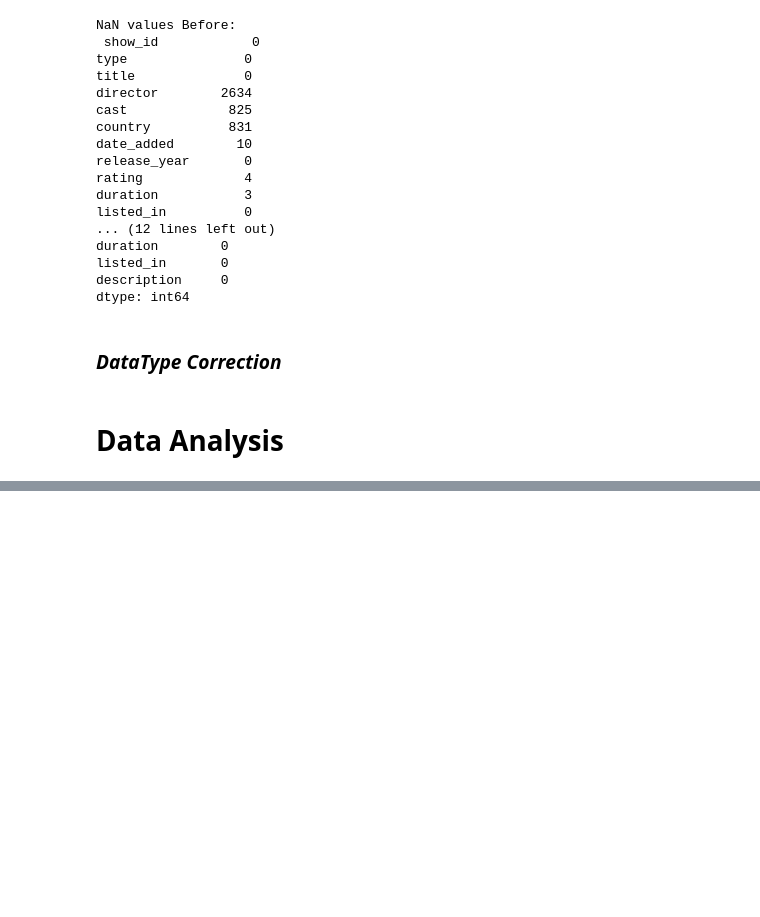
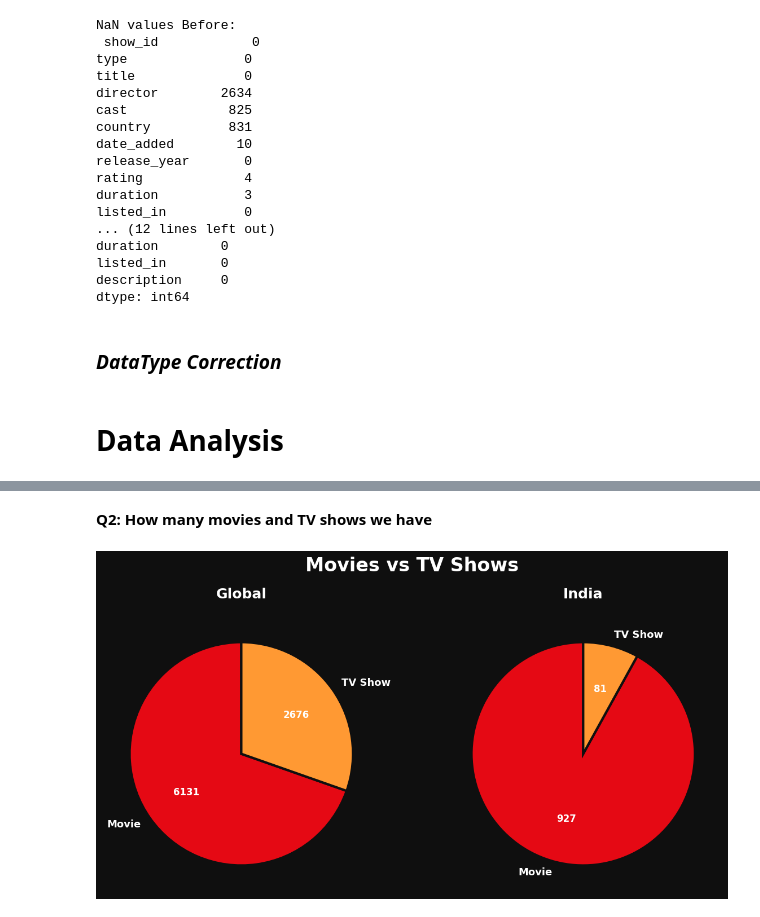
Before and after one commit to Abhaypanchal5/Data-Analytics-Portfolio, a Jupyter notebook: 04_End-To-End-Project/Netflix Analysis/NoteBook/notebook.ipynb, the cells around one changed output, grey strips where cells are left out. Drawn from its saved outputs; the diff is of its cells as text; code cells hidden in the pictures; blank space fills up the shorter version.

```diff
--- a/04_End-To-End-Project/Netflix Analysis/NoteBook/notebook.ipynb
+++ b/04_End-To-End-Project/Netflix Analysis/NoteBook/notebook.ipynb
@@ -186,0 +233,43 @@ plt.show()
+# %% [markdown]
+**Q2: How many movies and TV shows we have**
+# %%
+fig, axs = plt.subplots(1, 2, figsize=(12, 6), facecolor='#0F0F0F')
+
+colors = ['#E50914', '#FF9933']
+
+datasets = [
+    (df_copy['type'].value_counts(),  "Global"),
+    (df_India['type'].value_counts(), "India"),
+]
+
+for ax, (data, title) in zip(axs, datasets):
+    ax.set_facecolor('#1A1A1A')
+
+    wedges, texts, autotexts = ax.pie(
+        data.values,
+        labels=data.index,
+        autopct=lambda pct: f"{int(round(pct/100 * sum(data.values)))}",
+        colors=colors,
+        startangle=90,
+        wedgeprops=dict(edgecolor='#0F0F0F', linewidth=3)
+    )
+
+    for text in texts:
+        text.set_color('white')
+        text.set_fontsize(13)
+        text.set_fontweight('bold')
+
+    for autotext in autotexts:
+        autotext.set_color('white')
+        autotext.set_fontsize(12)
+        autotext.set_fontweight('bold')
+
+    ax.set_title(title, fontsize=18, weight='bold', color='white', pad=20)
+
+fig.suptitle("Movies vs TV Shows", fontsize=24, weight='bold',
+             color='white', y=1.02)
+
+plt.tight_layout()
+plt.show()
+# %% [output]
+[figure, added]
```
Also changed, not shown: parts of 4 cells of this notebook.
